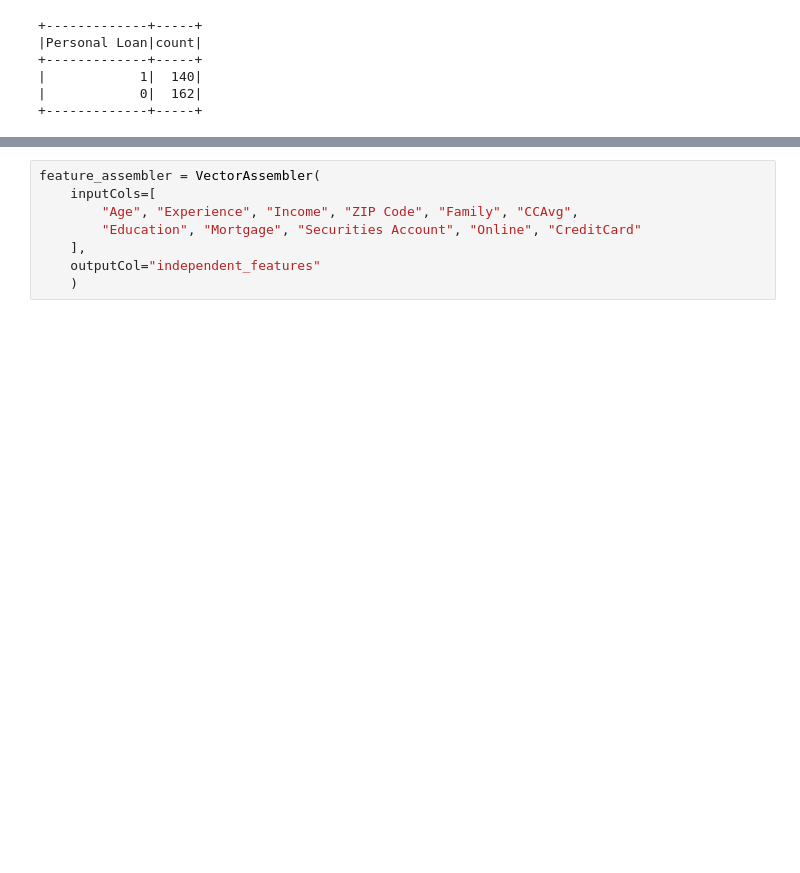
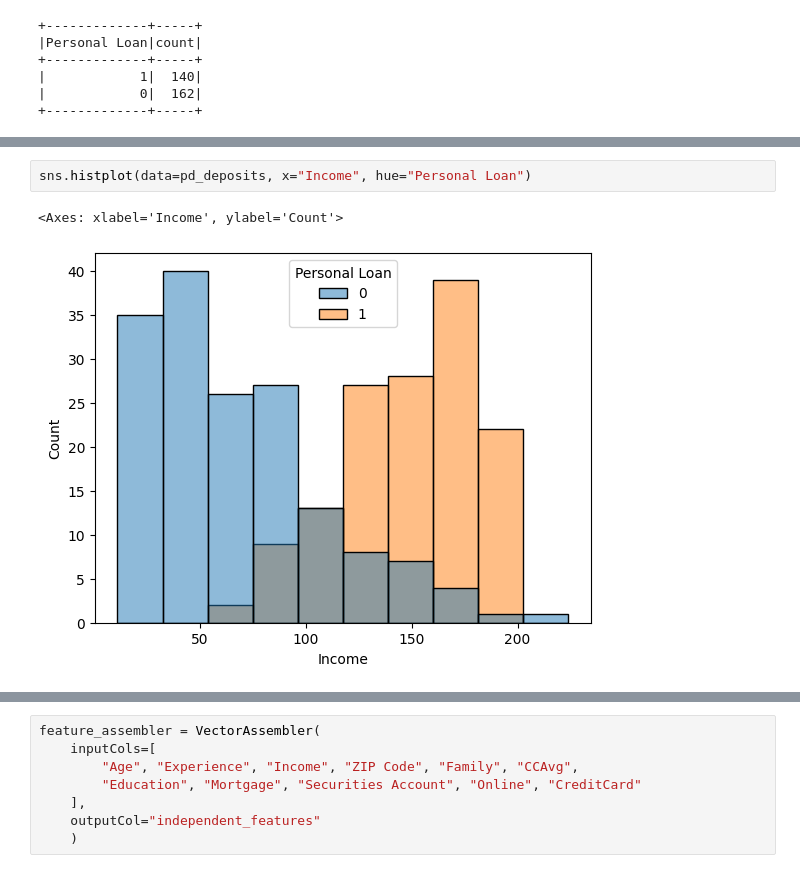
Before and after one commit to NickKirilov/Visa-for-Lisa, a Jupyter notebook: visa_for_lisa.ipynb, the cells around one changed output, grey strips where cells are left out. Cells and saved outputs as stored; diff of their text form; blank space fills up the shorter version.

```diff
--- a/visa_for_lisa.ipynb
+++ b/visa_for_lisa.ipynb
@@ -122,0 +145,5 @@ deposits.groupBy("Personal Loan").count().show()
+# %%
+sns.histplot(data=pd_deposits, x="Income", hue="Personal Loan")
+# %% [output]
+<Axes: xlabel='Income', ylabel='Count'>
+[figure, added]
```
Also changed, not shown: parts of 16 cells of this notebook.
